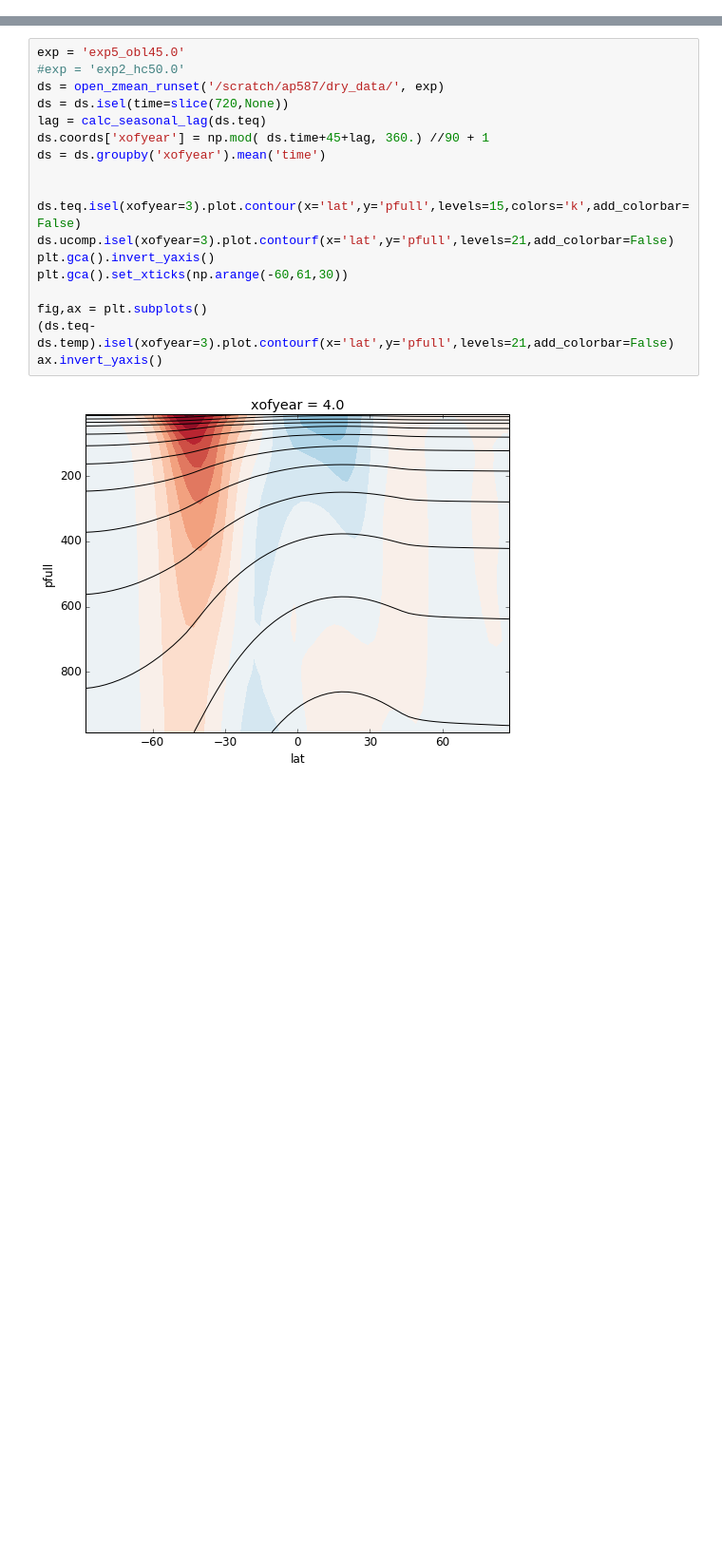
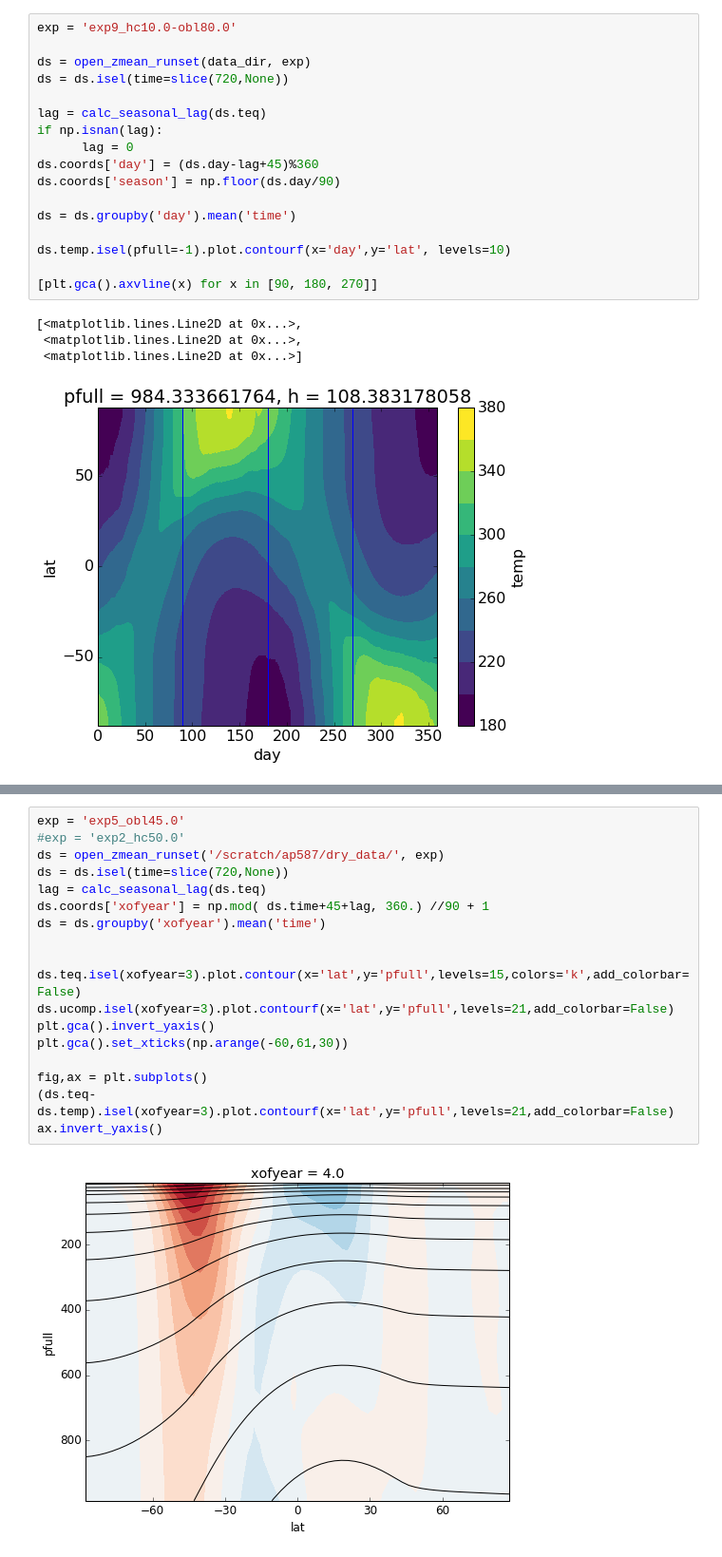
Before and after one commit to Alexander-P/phd-code, a Jupyter notebook: High quality images.ipynb, the cells around one changed output, grey strips where cells are left out. Shown at 95% size. Drawn from its saved outputs; the diff is of its cells as text; blank space fills up the shorter version.

```diff
--- a/High quality images.ipynb
+++ b/High quality images.ipynb
@@ -27,0 +194,22 @@ mkdir(plot_dir)
+# %%
+exp = 'exp9_hc10.0-obl80.0'
+
+ds = open_zmean_runset(data_dir, exp)
+ds = ds.isel(time=slice(720,None))
+
+lag = calc_seasonal_lag(ds.teq)
+if np.isnan(lag):
+      lag = 0
+ds.coords['day'] = (ds.day-lag+45)%360
+ds.coords['season'] = np.floor(ds.day/90)
+
+ds = ds.groupby('day').mean('time')
+
+ds.temp.isel(pfull=-1).plot.contourf(x='day',y='lat', levels=10)
+
+[plt.gca().axvline(x) for x in [90, 180, 270]]
+# %% [output]
+[<matplotlib.lines.Line2D at 0x...>,
+ <matplotlib.lines.Line2D at 0x...>,
+ <matplotlib.lines.Line2D at 0x...>]
+[figure, added]
```
Also changed, not shown: parts of 6 cells of this notebook, 5 other files.
